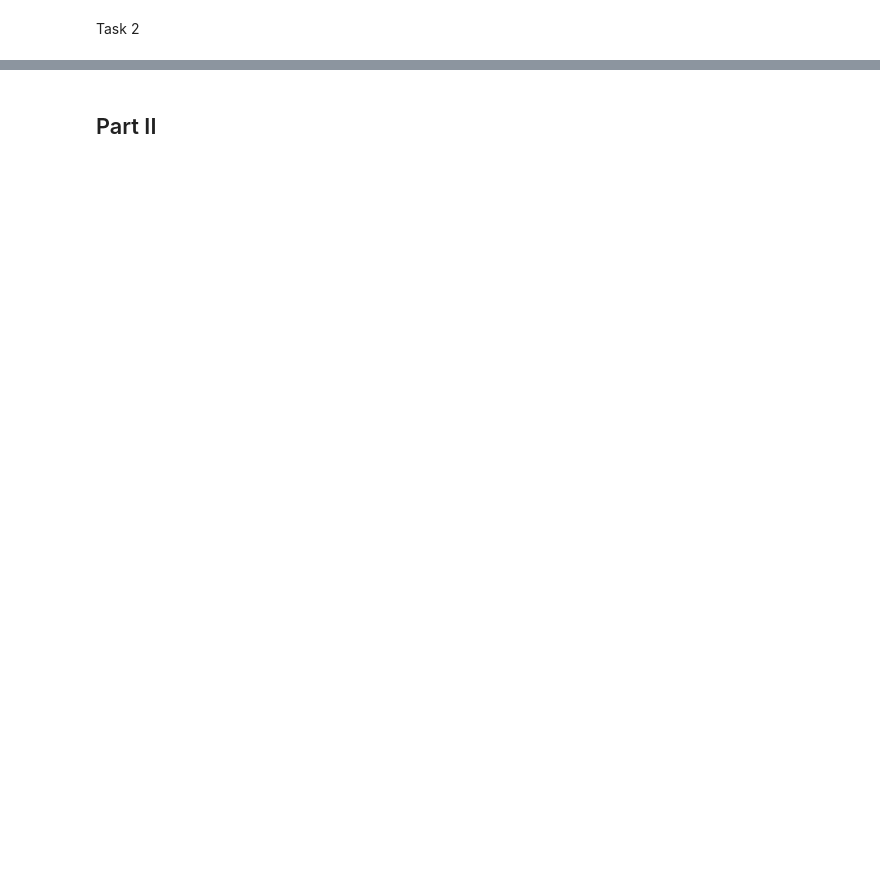
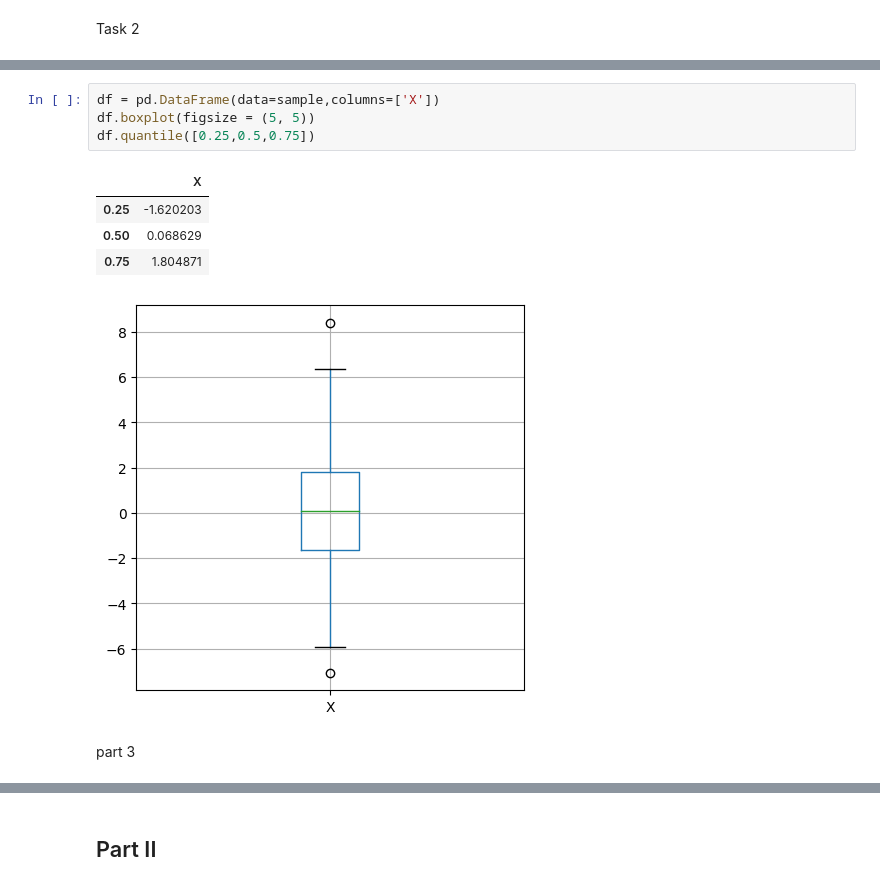
Before and after one commit to c0de1sl1fe/Probability, a Jupyter notebook: lab_1/main.ipynb, the cells around one changed output, grey strips where cells are left out. Saved outputs shown, nothing was run; the diff lists cells and outputs as text; blank space fills up the shorter version.

```diff
--- a/lab_1/main.ipynb
+++ b/lab_1/main.ipynb
@@ -135,0 +185,12 @@ plt.show()
+# %%
+df = pd.DataFrame(data=sample,columns=['X'])
+df.boxplot(figsize = (5, 5))
+df.quantile([0.25,0.5,0.75])
+# %% [output]
+|  | X |
+| 0.25 | -1.620203 |
+| 0.50 | 0.068629 |
+| 0.75 | 1.804871 |
+[figure, added]
+# %% [markdown]
+part 3
```
Also changed, not shown: parts of 18 cells of this notebook.
